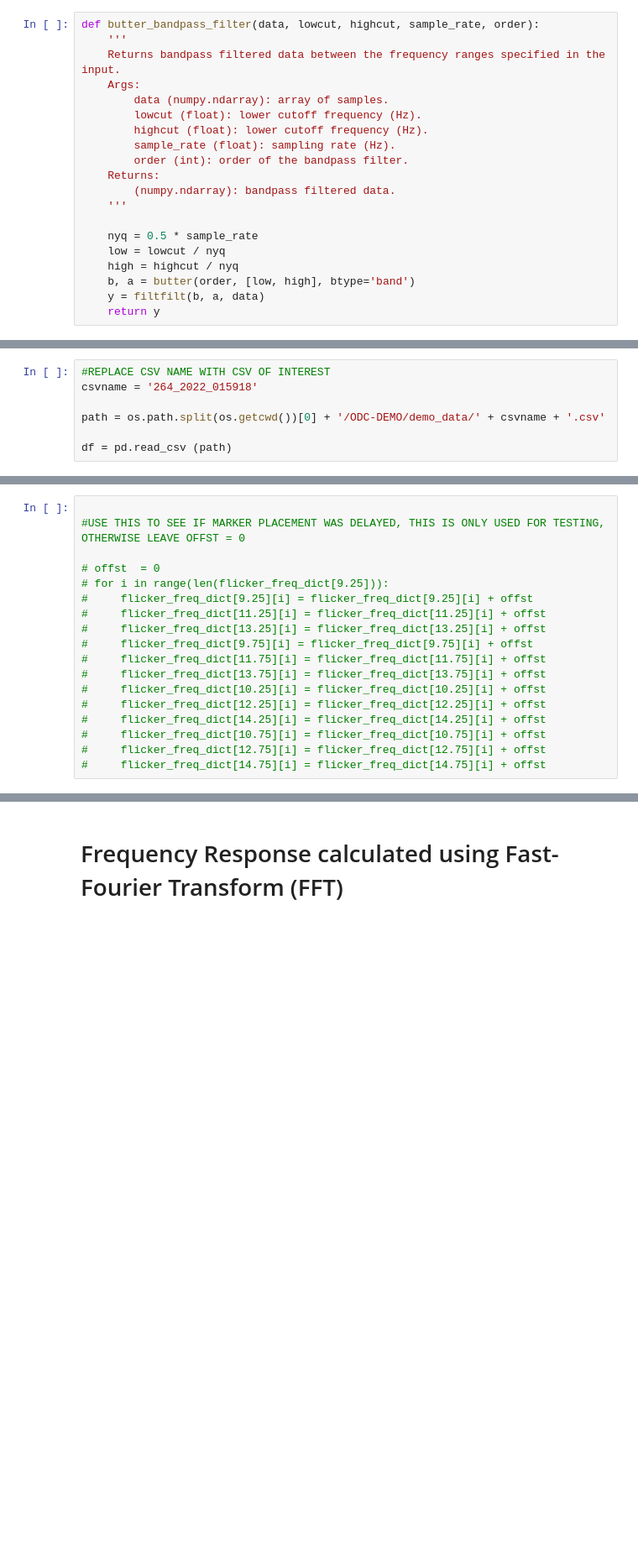
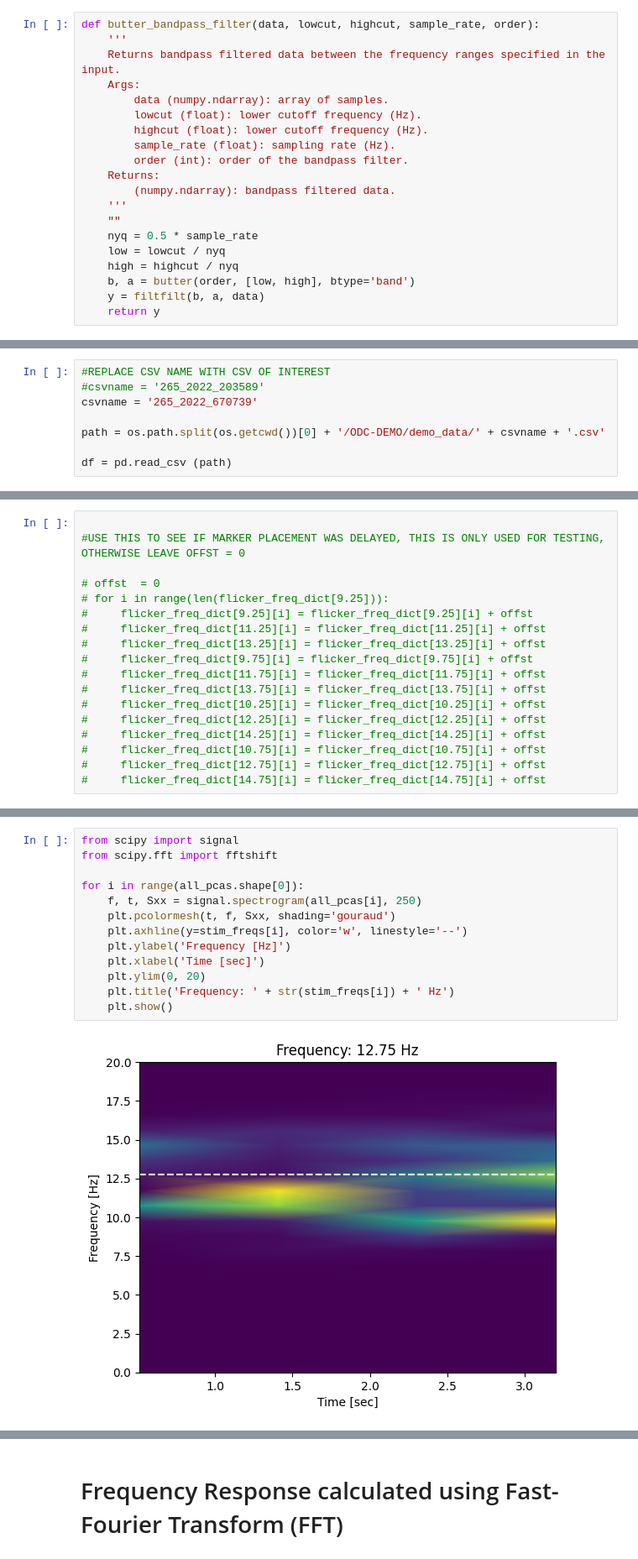
Before and after one commit to WATOLINK/mind-speech-interface-ssvep, a Jupyter notebook: EEG-Data-Visualization/ssvep-watolink_visualizer_version2.ipynb, the cells around one changed output, grey strips where cells are left out. Shown at 84% size. Cells and saved outputs as stored; diff of their text form; blank space fills up the shorter version.

```diff
--- a/EEG-Data-Visualization/ssvep-watolink_visualizer_version2.ipynb
+++ b/EEG-Data-Visualization/ssvep-watolink_visualizer_version2.ipynb
@@ -42,7 +42,7 @@ def butter_bandpass_filter(data, lowcut, highcut, sample_rate, order):
     Returns:
         (numpy.ndarray): bandpass filtered data.
     '''
-
+    ""
     nyq = 0.5 * sample_rate
     low = lowcut / nyq
     high = highcut / nyq
@@ -248,7 +248,8 @@ sample_rate = FFT_PARAMS['sampling_rate']
 Load the dataset and compute the magnitude spectrum for every trial
 # %%
 #REPLACE CSV NAME WITH CSV OF INTEREST
-csvname = '264_2022_015918'
+#csvname = '265_2022_203589'
+csvname = '265_2022_670739'
 
 path = os.path.split(os.getcwd())[0] + '/ODC-DEMO/demo_data/' + csvname + '.csv'
 
@@ -324,0 +358,15 @@ magnitude_spectrum = magnitude_spectrum_features(segmented_data, FFT_PARAMS)
+# %%
+from scipy import signal
+from scipy.fft import fftshift
+
+for i in range(all_pcas.shape[0]):
+    f, t, Sxx = signal.spectrogram(all_pcas[i], 250)
+    plt.pcolormesh(t, f, Sxx, shading='gouraud')
+    plt.axhline(y=stim_freqs[i], color='w', linestyle='--')
+    plt.ylabel('Frequency [Hz]')
+    plt.xlabel('Time [sec]')
+    plt.ylim(0, 20)
+    plt.title('Frequency: ' + str(stim_freqs[i]) + ' Hz')
+    plt.show()
+# %% [output]
+[figure, added]
```
Also changed, not shown: parts of 7 cells of this notebook.
